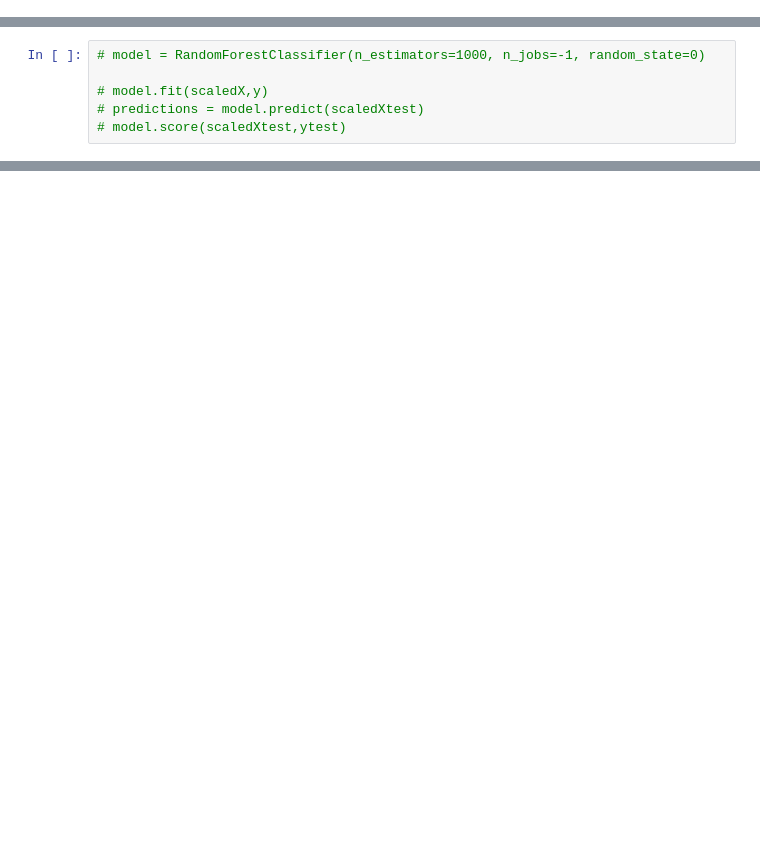
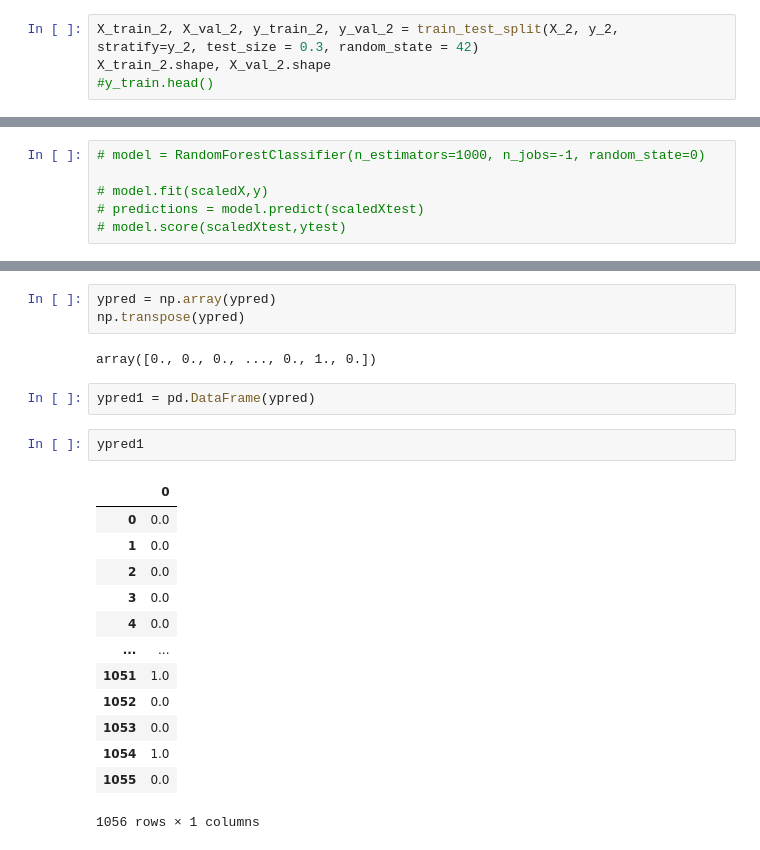
Before and after one commit to deepak046/Data_Contest_ME18B030_ME18B046, a Jupyter notebook: Deepak/EDA-Copy1.ipynb, the cells around one changed output, grey strips where cells are left out. Drawn from its saved outputs; the diff is of its cells as text; blank space fills up the shorter version.

```diff
--- a/Deepak/EDA-Copy1.ipynb
+++ b/Deepak/EDA-Copy1.ipynb
@@ -91,0 +136,4 @@ X_train.shape, X_val.shape
+# %%
+X_train_2, X_val_2, y_train_2, y_val_2 = train_test_split(X_2, y_2, stratify=y_2, test_size = 0.3, random_state = 42)
+X_train_2.shape, X_val_2.shape
+#y_train.head()
@@ -168,0 +220,23 @@ matthews_corrcoef(y_val['CO: 2'],predictions[1])
+# %%
+ypred = np.array(ypred)
+np.transpose(ypred)
+# %% [output]
+array([0., 0., 0., ..., 0., 1., 0.])
+# %%
+ypred1 = pd.DataFrame(ypred)
+# %%
+ypred1
+# %% [output]
+|  | 0 |
+| 0 | 0.0 |
+| 1 | 0.0 |
+| 2 | 0.0 |
+| 3 | 0.0 |
+| 4 | 0.0 |
+| ... | ... |
+| 1051 | 1.0 |
+| 1052 | 0.0 |
+| 1053 | 0.0 |
+| 1054 | 1.0 |
+| 1055 | 0.0 |
+1056 rows × 1 columns
```
Also changed, not shown: parts of 32 cells of this notebook.
